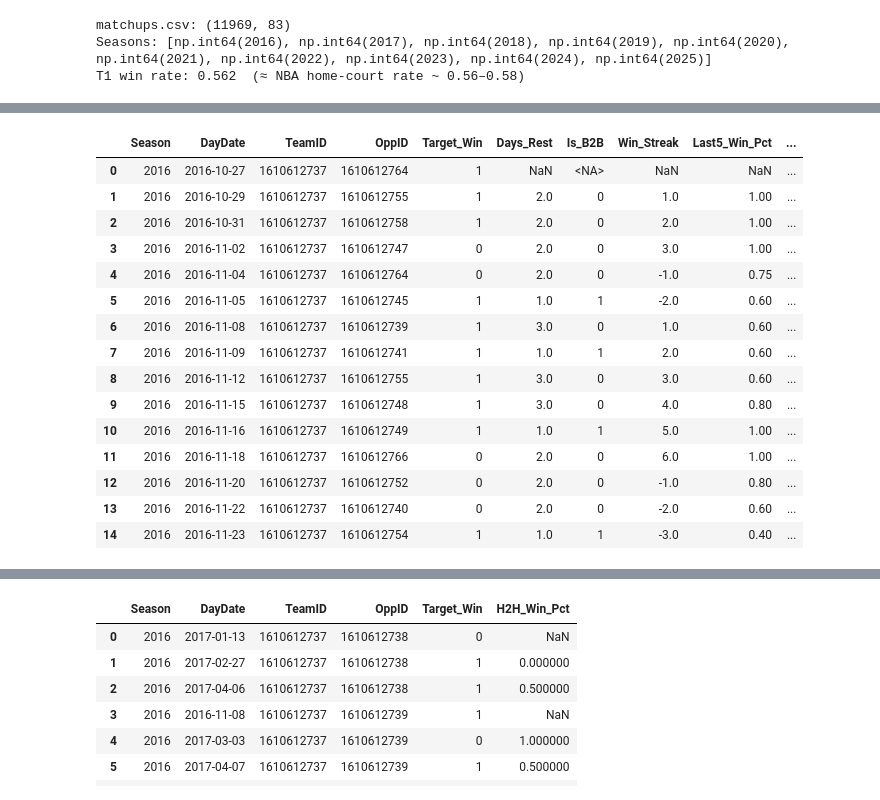
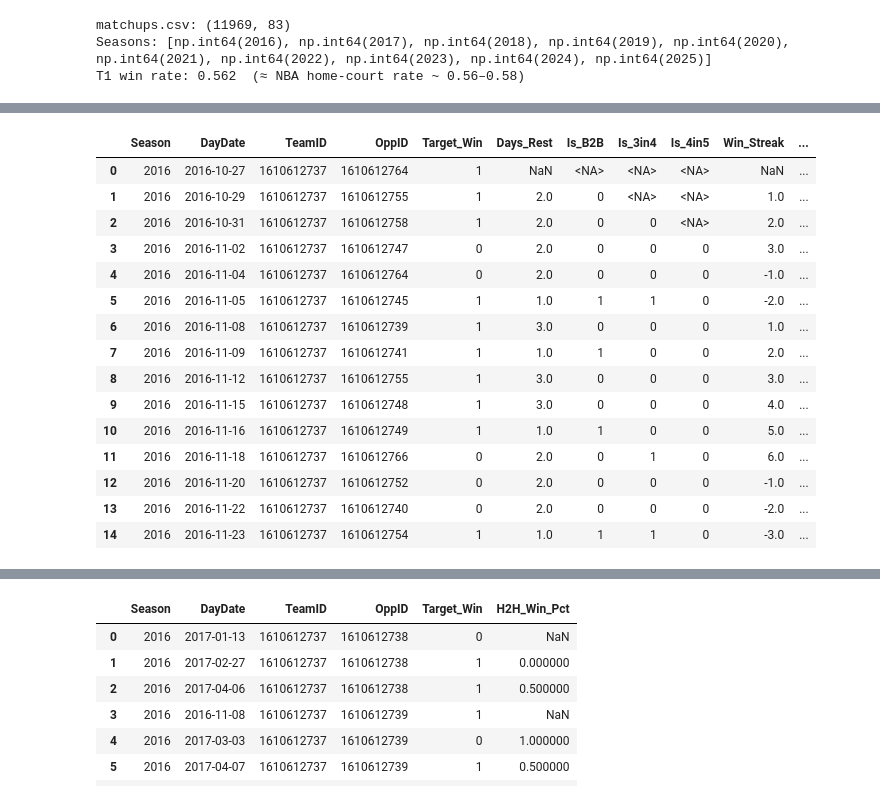
Before and after one commit to fallensnake/IEOR142AProject, a Jupyter notebook: build_features_nba.ipynb, the cells around one changed output, grey strips where cells are left out. Cells and saved outputs as stored; diff of their text form; code cells hidden in the pictures.

```diff
--- a/build_features_nba.ipynb
+++ b/build_features_nba.ipynb
@@ -32,9 +49,10 @@ import pandas as pd
 # ---- Config ----
 INPUT_CSV    = "matchups.csv"
 OUTPUT_CSV   = "matchups_v2.csv"
-ELO_HOME_ADV = 100.0   # match the constant your dataset builder used
-T1_IS_HOME   = True    # In your data, T1 win rate ~0.562 ≈ NBA home win rate, so T1 = home.
-                       # Set to False if your convention is different (or set per-row if you have it).
+ELO_HOME_ADV = 100.0    # match the constant your dataset builder used
+T1_IS_HOME   = True     # T1 win rate ~0.562 ≈ NBA home win rate, so T1 = home
+ELO_TO_NETRATING = 0.04 # 100 Elo gap ≈ 4 net-rating points (logistic Elo ≈ 3.5; 0.04 is close)
+ALTITUDE_TEAM_IDS = {1610612743, 1610612762}  # Nuggets (Denver), Jazz (Salt Lake City)
 OUT_DIR      = Path(".")
 # ----------------
 
@@ -143,57 +229,74 @@ def add_per_team_features(df: pd.DataFrame) -> pd.DataFrame:
     # ---- Days_Rest: days since this team's previous game in same season ----
     prev_date = df.groupby(grp_keys)['DayDate'].shift(1)
     days_rest = (df['DayDate'] - prev_date).dt.days
-    df['Days_Rest'] = days_rest.clip(upper=14)         # cap absurd gaps
+    df['Days_Rest'] = days_rest.clip(upper=14)
     df['Is_B2B']    = (df['Days_Rest'] == 1).astype('Int64')
     df.loc[df['Days_Rest'].isna(), 'Is_B2B'] = pd.NA
+
+    # ---- NEW: Is_3in4 -- third game in four nights ----
+    date_2_ago = df.groupby(grp_keys)['DayDate'].shift(2)
+    days_since_2ago = (df['DayDate'] - date_2_ago).dt.days
+    df['Is_3in4'] = (days_since_2ago <= 3).astype('Int64')
+    df.loc[date_2_ago.isna(), 'Is_3in4'] = pd.NA
+
+    # ---- NEW: Is_4in5 -- fourth game in five nights ----
+    date_3_ago = df.groupby(grp_keys)['DayDate'].shift(3)
+    days_since_3ago = (df['DayDate'] - date_3_ago).dt.days
+    df['Is_4in5'] = (days_since_3ago <= 4).astype('Int64')
+    df.loc[date_3_ago.isna(), 'Is_4in5'] = pd.NA
 
     # ---- Win_Streak: +N for N-game win streak entering this game, -N for losses ----
     def streak(group):
         prev_won = group['Target_Win'].shift(1)
         s = 0; out = []
         for w in prev_won:
             if pd.isna(w):
                 out.append(np.nan); s = 0
             elif w == 1:
                 s = s + 1 if s >= 0 else 1
                 out.append(s)
             else:
                 s = s - 1 if s <= 0 else -1
                 out.append(s)
         return pd.Series(out, index=group.index)
 
     df['Win_Streak'] = df.groupby(grp_keys, group_keys=False).apply(streak)
 
     # ---- Rolling N-game win pct (current game excluded via shift(1)) ----
     def rolling_winpct(n):
         return (df.groupby(grp_keys)['Target_Win']
                   .apply(lambda s: s.shift(1).rolling(n, min_periods=1).mean())
                   .reset_index(level=grp_keys, drop=True))
 
     df['Last5_Win_Pct']  = rolling_winpct(5)
     df['Last10_Win_Pct'] = rolling_winpct(10)
 
+    # ---- NEW: Form gap = recent rolling win pct - season-to-date win pct ----
+    # team_Win_Pct came from the wide CSV and is the team's season-to-date win pct entering this game.
+    df['Form_Gap_5']  = df['Last5_Win_Pct']  - df['team_Win_Pct']
+    df['Form_Gap_10'] = df['Last10_Win_Pct'] - df['team_Win_Pct']
+
     return df
 
 
 mm = add_per_team_features(mm)
 mm[['Season','DayDate','TeamID','OppID','Target_Win',
-    'Days_Rest','Is_B2B','Win_Streak',
-    'Last5_Win_Pct','Last10_Win_Pct']].head(15)
+    'Days_Rest','Is_B2B','Is_3in4','Is_4in5','Win_Streak',
+    'Last5_Win_Pct','Last10_Win_Pct','Form_Gap_5','Form_Gap_10']].head(15)
 # %% [output]
-|  | Season | DayDate | TeamID | OppID | Target_Win | Days_Rest | Is_B2B | Win_Streak | Last5_Win_Pct | ... |
-| 0 | 2016 | 2016-10-27 | 1610612737 | 1610612764 | 1 | NaN | <NA> | NaN | NaN | ... |
-| 1 | 2016 | 2016-10-29 | 1610612737 | 1610612755 | 1 | 2.0 | 0 | 1.0 | 1.00 | ... |
-| 2 | 2016 | 2016-10-31 | 1610612737 | 1610612758 | 1 | 2.0 | 0 | 2.0 | 1.00 | ... |
-| 3 | 2016 | 2016-11-02 | 1610612737 | 1610612747 | 0 | 2.0 | 0 | 3.0 | 1.00 | ... |
-| 4 | 2016 | 2016-11-04 | 1610612737 | 1610612764 | 0 | 2.0 | 0 | -1.0 | 0.75 | ... |
-| 5 | 2016 | 2016-11-05 | 1610612737 | 1610612745 | 1 | 1.0 | 1 | -2.0 | 0.60 | ... |
-| 6 | 2016 | 2016-11-08 | 1610612737 | 1610612739 | 1 | 3.0 | 0 | 1.0 | 0.60 | ... |
-| 7 | 2016 | 2016-11-09 | 1610612737 | 1610612741 | 1 | 1.0 | 1 | 2.0 | 0.60 | ... |
-| 8 | 2016 | 2016-11-12 | 1610612737 | 1610612755 | 1 | 3.0 | 0 | 3.0 | 0.60 | ... |
-| 9 | 2016 | 2016-11-15 | 1610612737 | 1610612748 | 1 | 3.0 | 0 | 4.0 | 0.80 | ... |
-| 10 | 2016 | 2016-11-16 | 1610612737 | 1610612749 | 1 | 1.0 | 1 | 5.0 | 1.00 | ... |
-| 11 | 2016 | 2016-11-18 | 1610612737 | 1610612766 | 0 | 2.0 | 0 | 6.0 | 1.00 | ... |
-| 12 | 2016 | 2016-11-20 | 1610612737 | 1610612752 | 0 | 2.0 | 0 | -1.0 | 0.80 | ... |
-| 13 | 2016 | 2016-11-22 | 1610612737 | 1610612740 | 0 | 2.0 | 0 | -2.0 | 0.60 | ... |
-| 14 | 2016 | 2016-11-23 | 1610612737 | 1610612754 | 1 | 1.0 | 1 | -3.0 | 0.40 | ... |
+|  | Season | DayDate | TeamID | OppID | Target_Win | Days_Rest | Is_B2B | Is_3in4 | Is_4in5 | Win_Streak | ... |
+| 0 | 2016 | 2016-10-27 | 1610612737 | 1610612764 | 1 | NaN | <NA> | <NA> | <NA> | NaN | ... |
+| 1 | 2016 | 2016-10-29 | 1610612737 | 1610612755 | 1 | 2.0 | 0 | <NA> | <NA> | 1.0 | ... |
+| 2 | 2016 | 2016-10-31 | 1610612737 | 1610612758 | 1 | 2.0 | 0 | 0 | <NA> | 2.0 | ... |
+| 3 | 2016 | 2016-11-02 | 1610612737 | 1610612747 | 0 | 2.0 | 0 | 0 | 0 | 3.0 | ... |
+| 4 | 2016 | 2016-11-04 | 1610612737 | 1610612764 | 0 | 2.0 | 0 | 0 | 0 | -1.0 | ... |
+| 5 | 2016 | 2016-11-05 | 1610612737 | 1610612745 | 1 | 1.0 | 1 | 1 | 0 | -2.0 | ... |
+| 6 | 2016 | 2016-11-08 | 1610612737 | 1610612739 | 1 | 3.0 | 0 | 0 | 0 | 1.0 | ... |
+| 7 | 2016 | 2016-11-09 | 1610612737 | 1610612741 | 1 | 1.0 | 1 | 0 | 0 | 2.0 | ... |
+| 8 | 2016 | 2016-11-12 | 1610612737 | 1610612755 | 1 | 3.0 | 0 | 0 | 0 | 3.0 | ... |
+| 9 | 2016 | 2016-11-15 | 1610612737 | 1610612748 | 1 | 3.0 | 0 | 0 | 0 | 4.0 | ... |
+| 10 | 2016 | 2016-11-16 | 1610612737 | 1610612749 | 1 | 1.0 | 1 | 0 | 0 | 5.0 | ... |
+| 11 | 2016 | 2016-11-18 | 1610612737 | 1610612766 | 0 | 2.0 | 0 | 1 | 0 | 6.0 | ... |
+| 12 | 2016 | 2016-11-20 | 1610612737 | 1610612752 | 0 | 2.0 | 0 | 0 | 0 | -1.0 | ... |
+| 13 | 2016 | 2016-11-22 | 1610612737 | 1610612740 | 0 | 2.0 | 0 | 0 | 0 | -2.0 | ... |
+| 14 | 2016 | 2016-11-23 | 1610612737 | 1610612754 | 1 | 1.0 | 1 | 1 | 0 | -3.0 | ... |
```
Also changed, not shown: parts of 27 cells of this notebook, 1 other file.
